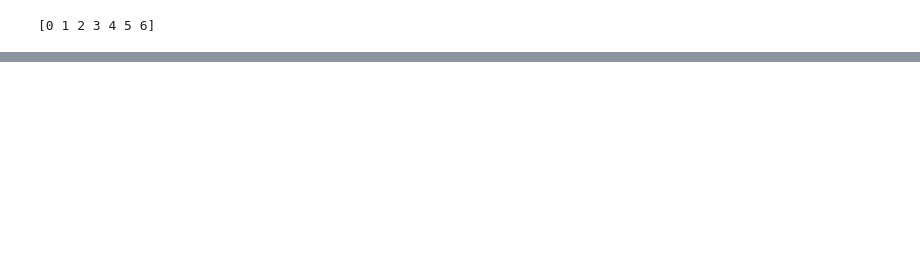
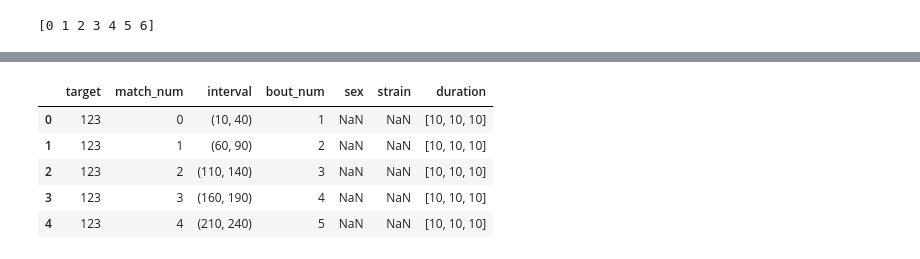
Before and after one commit to brigbrog/Syntactic-Grooming, a Jupyter notebook: bout_machine.ipynb, the cells around one changed output, grey strips where cells are left out. Drawn from its saved outputs; the diff is of its cells as text; code cells hidden in the pictures; blank space fills up the shorter version.

```diff
--- a/bout_machine.ipynb
+++ b/bout_machine.ipynb
@@ -221,0 +246,5 @@ bout_vis.manual_inspect_filtstate(bxd_vid1, 0, inspect_range, (10, 5))
+# %%
+fake_test_pull = boutMachine.pull_match_data(fake3,
+                                        'fake video',
+                                        {'match_1': (10, 40), 'match_2': (60, 90), 'match_3': (110, 140), 'match_4': (160, 190), 'match_5': (210, 240)},
+                                        '123')
@@ -221,0 +262,9 @@ bout_vis.manual_inspect_filtstate(bxd_vid1, 0, inspect_range, (10, 5))
+# %%
+fake_test_pull.head()
+# %% [output]
+|  | target | match_num | interval | bout_num | sex | strain | duration |
+| 0 | 123 | 0 | (10, 40) | 1 | NaN | NaN | [10, 10, 10] |
+| 1 | 123 | 1 | (60, 90) | 2 | NaN | NaN | [10, 10, 10] |
+| 2 | 123 | 2 | (110, 140) | 3 | NaN | NaN | [10, 10, 10] |
+| 3 | 123 | 3 | (160, 190) | 4 | NaN | NaN | [10, 10, 10] |
+| 4 | 123 | 4 | (210, 240) | 5 | NaN | NaN | [10, 10, 10] |
```
Also changed, not shown: parts of 11 cells of this notebook, 1 other file.
